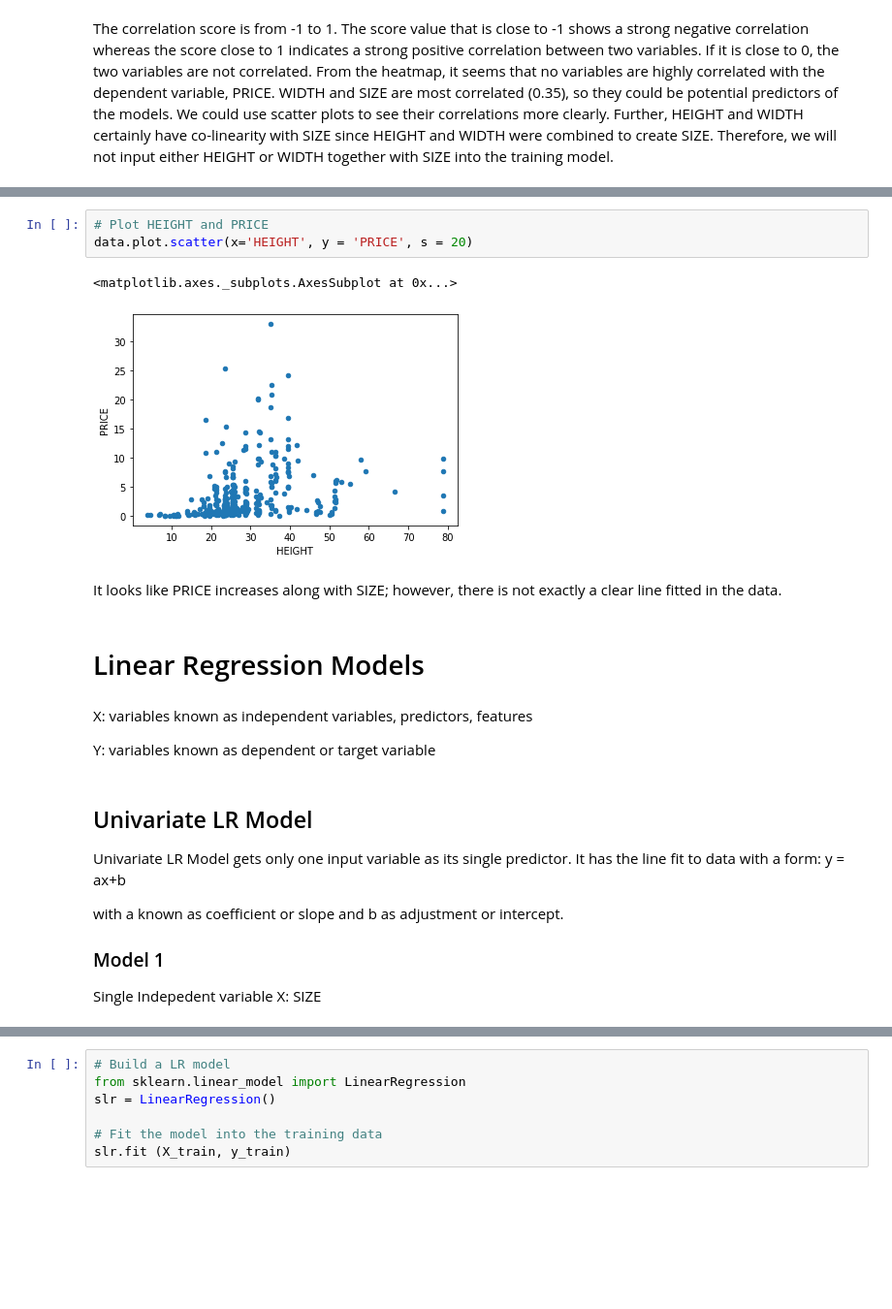
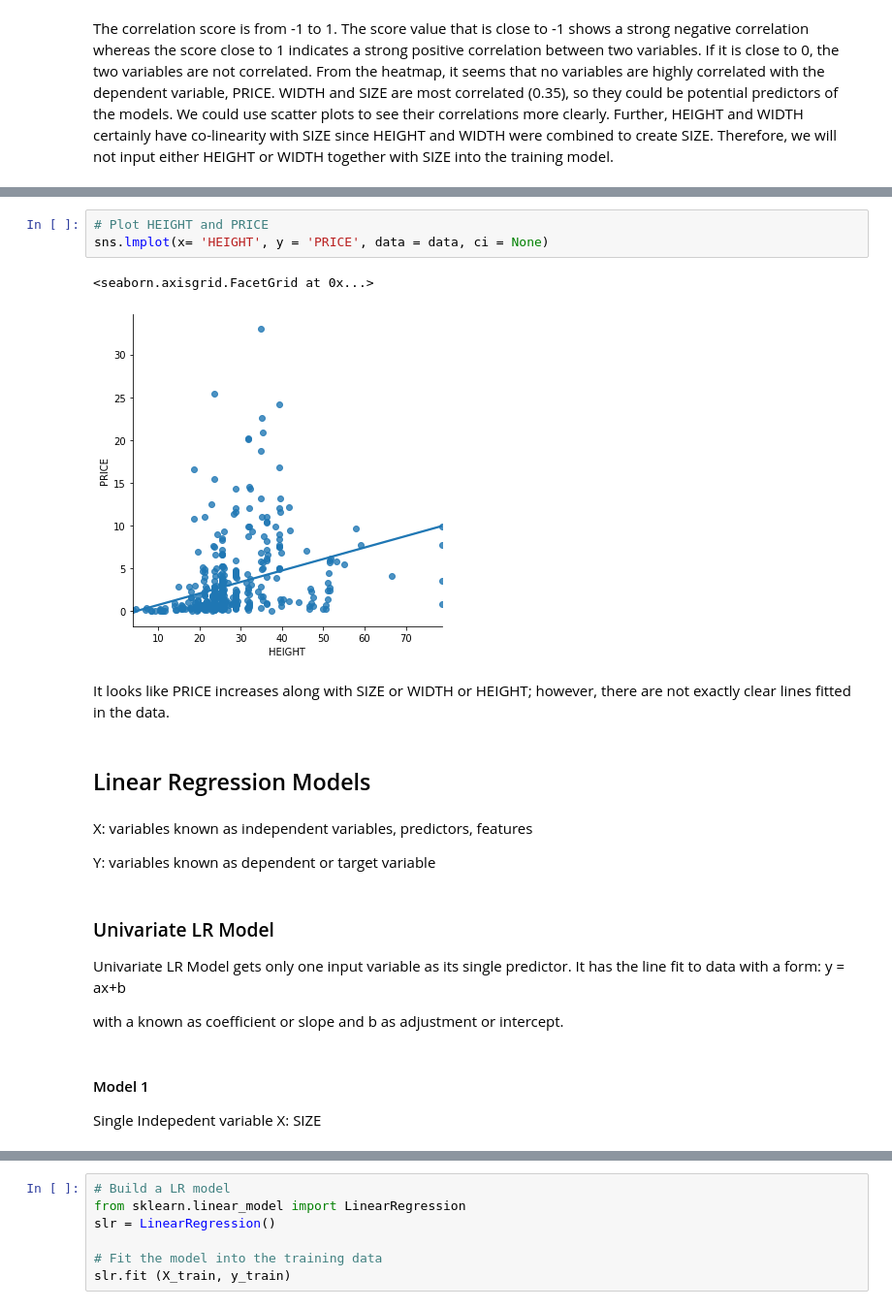
Before and after one commit to HuyenNguyenHelen/INFO-5505---Machine-learning, a Jupyter notebook: HuyenNguyen_Assignment_1.ipynb, the cells around one changed output, grey strips where cells are left out. Shown at 97% size. Drawn from its saved outputs; the diff is of its cells as text; blank space fills up the shorter version.

```diff
--- a/HuyenNguyen_Assignment_1.ipynb
+++ b/HuyenNguyen_Assignment_1.ipynb
@@ -127,26 +127,27 @@ data.plot.scatter(x='WIDTH', y = 'PRICE', s = 20)
 # %%
 # Plot HEIGHT and PRICE
-data.plot.scatter(x='HEIGHT', y = 'PRICE', s = 20)
+sns.lmplot(x= 'HEIGHT', y = 'PRICE', data = data, ci = None)
 # %% [output]
-<matplotlib.axes._subplots.AxesSubplot at 0x...>
+<seaborn.axisgrid.FacetGrid at 0x...>
-[figure, old version]
+[figure, new version]
 # %% [markdown]
-It looks like PRICE increases along with SIZE; however, there is not exactly a clear line fitted in the data.
+It looks like PRICE increases along with SIZE or WIDTH or HEIGHT; however, there are not exactly clear lines fitted in the data.
 # %% [markdown]
-# Linear Regression Models
+## Linear Regression Models
 # %% [markdown]
 X: variables known as independent variables, predictors, features
 
 Y: variables known as dependent or target variable
 # %% [markdown]
-## Univariate LR Model
+### Univariate LR Model
 
  Univariate LR Model gets only one input variable as its single predictor. It has the line fit to data with a form:
                                   y = ax+b
 
 with a known as coefficient or slope and b as adjustment or intercept.
-### Model 1
-Single Indepedent variable X: SIZE
+# %% [markdown]
+#### Model 1
+Single Indepedent variable X: SIZE
 # %%
 # Split dataset for training (80%) and testing (20%)
 from sklearn.model_selection import train_test_split
```
Also changed, not shown: parts of 14 cells of this notebook.
